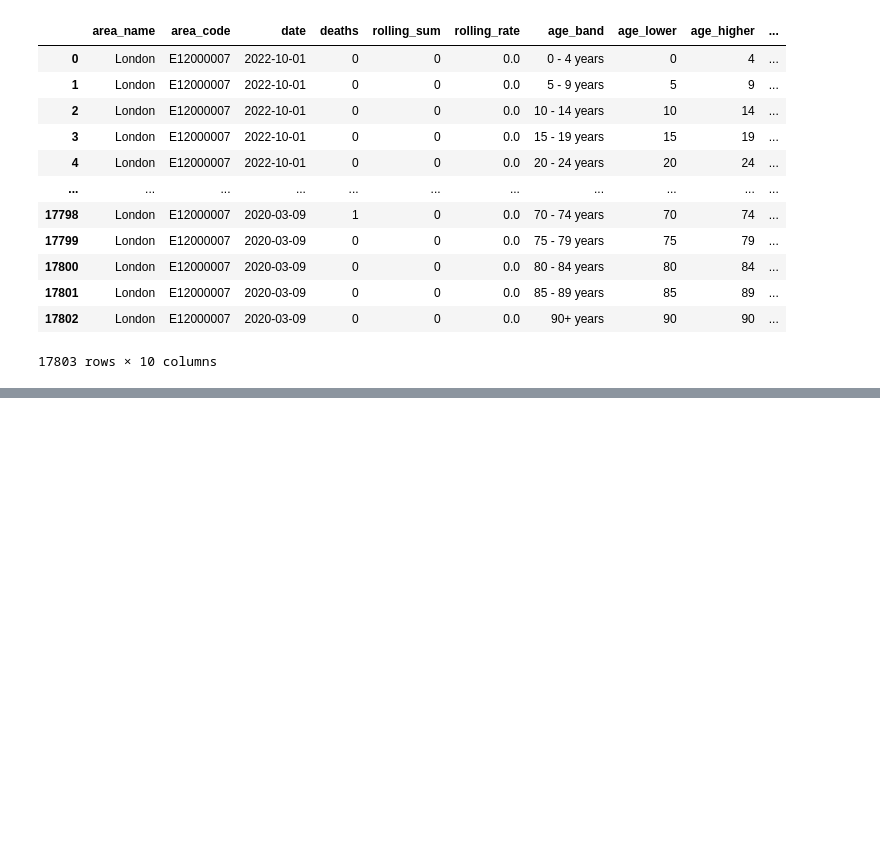
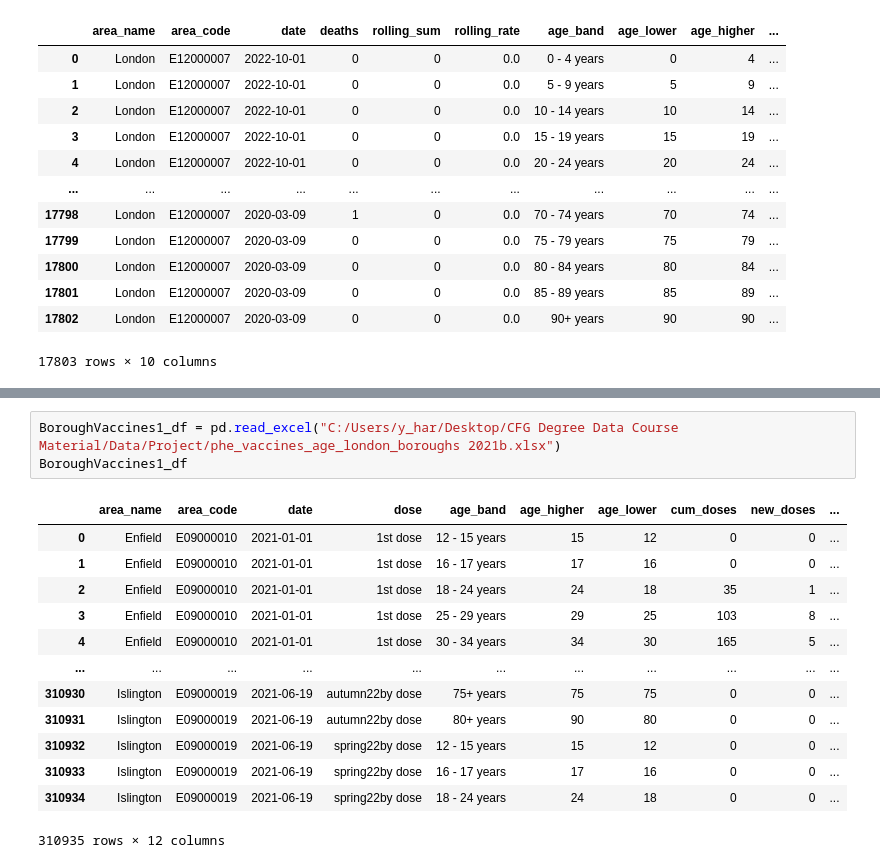
Before and after one commit to VonnieC1/CFG-Final-Group-Project-, a Jupyter notebook: CFG Project.ipynb, the cells around one changed output, grey strips where cells are left out. Drawn from its saved outputs; the diff is of its cells as text; blank space fills up the shorter version.

```diff
--- a/CFG Project.ipynb
+++ b/CFG Project.ipynb
@@ -249,0 +252,17 @@ BoroughVaccines_df
+# %%
+BoroughVaccines1_df = pd.read_excel("C:/Users/y_har/Desktop/CFG Degree Data Course Material/Data/Project/phe_vaccines_age_london_boroughs 2021b.xlsx")
+BoroughVaccines1_df
+# %% [output]
+|  | area_name | area_code | date | dose | age_band | age_higher | age_lower | cum_doses | new_doses | ... |
+| 0 | Enfield | E09000010 | 2021-01-01 | 1st dose | 12 - 15 years | 15 | 12 | 0 | 0 | ... |
+| 1 | Enfield | E09000010 | 2021-01-01 | 1st dose | 16 - 17 years | 17 | 16 | 0 | 0 | ... |
+| 2 | Enfield | E09000010 | 2021-01-01 | 1st dose | 18 - 24 years | 24 | 18 | 35 | 1 | ... |
+| 3 | Enfield | E09000010 | 2021-01-01 | 1st dose | 25 - 29 years | 29 | 25 | 103 | 8 | ... |
+| 4 | Enfield | E09000010 | 2021-01-01 | 1st dose | 30 - 34 years | 34 | 30 | 165 | 5 | ... |
+| ... | ... | ... | ... | ... | ... | ... | ... | ... | ... | ... |
+| 310930 | Islington | E09000019 | 2021-06-19 | autumn22by dose | 75+ years | 75 | 75 | 0 | 0 | ... |
+| 310931 | Islington | E09000019 | 2021-06-19 | autumn22by dose | 80+ years | 90 | 80 | 0 | 0 | ... |
+| 310932 | Islington | E09000019 | 2021-06-19 | spring22by dose | 12 - 15 years | 15 | 12 | 0 | 0 | ... |
+| 310933 | Islington | E09000019 | 2021-06-19 | spring22by dose | 16 - 17 years | 17 | 16 | 0 | 0 | ... |
+| 310934 | Islington | E09000019 | 2021-06-19 | spring22by dose | 18 - 24 years | 24 | 18 | 0 | 0 | ... |
+310935 rows × 12 columns
```
Also changed, not shown: parts of 5 cells of this notebook, 2 other files.
